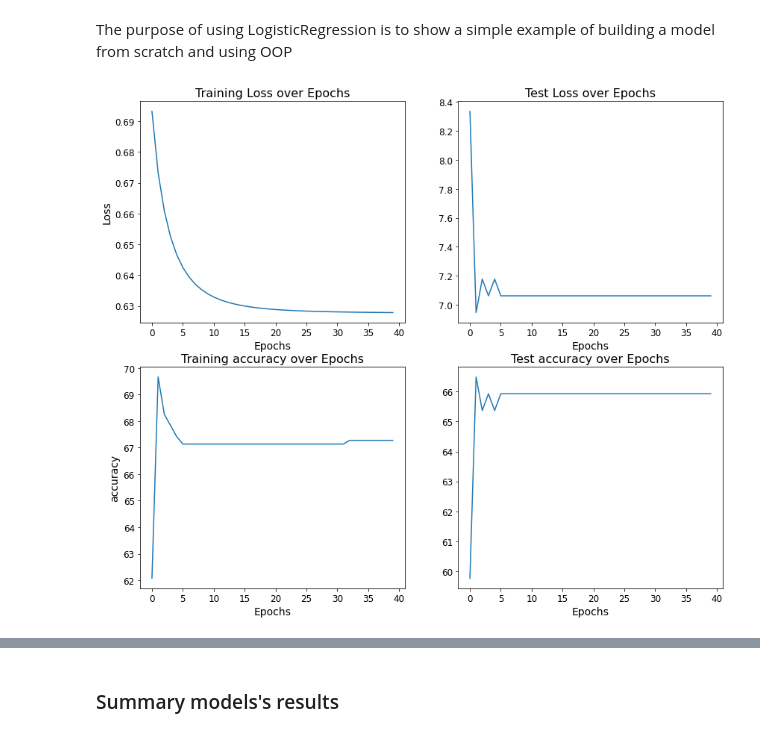
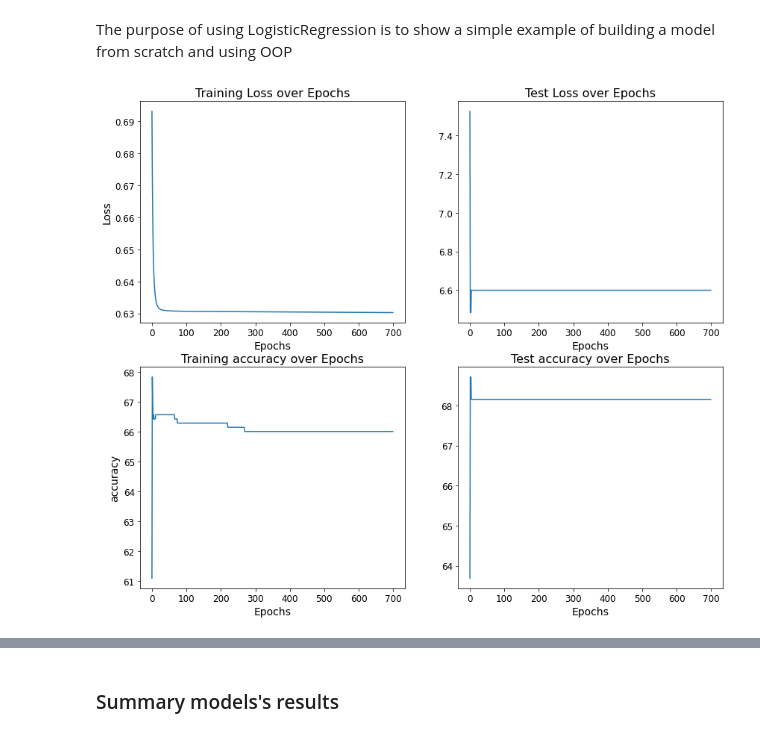
Before and after one commit to NadavElyakim27/Titanic_EDA, a Jupyter notebook: notebook.ipynb, the cells around one changed output, grey strips where cells are left out. Saved outputs shown, nothing was run; the diff lists cells and outputs as text; code cells hidden in the pictures.

```diff
--- a/notebook.ipynb
+++ b/notebook.ipynb
@@ -592,14 +592,15 @@ plot_importances(best_rf_Model, X_train)
 # %% [markdown]
 The purpose of using LogisticRegression is to show a simple example of building a model from scratch and using OOP
 # %%
-from src.model import LogisticRegression
+from src.model import *
 
+loss_fn = MybBinaryCrossEntropy()
 model_lr = LogisticRegression(data = data,
                               learning_rate=0.001,
-                              n_iterations = 40,
+                              n_iterations = 700,
                               )
 loss = model_lr.fit(plot = True)
 # %% [output]
-[figure, old version]
+[figure, new version]
 # %%
 # Make predictions on the test set
```
Also changed, not shown: parts of 10 cells of this notebook, 1 other file.
